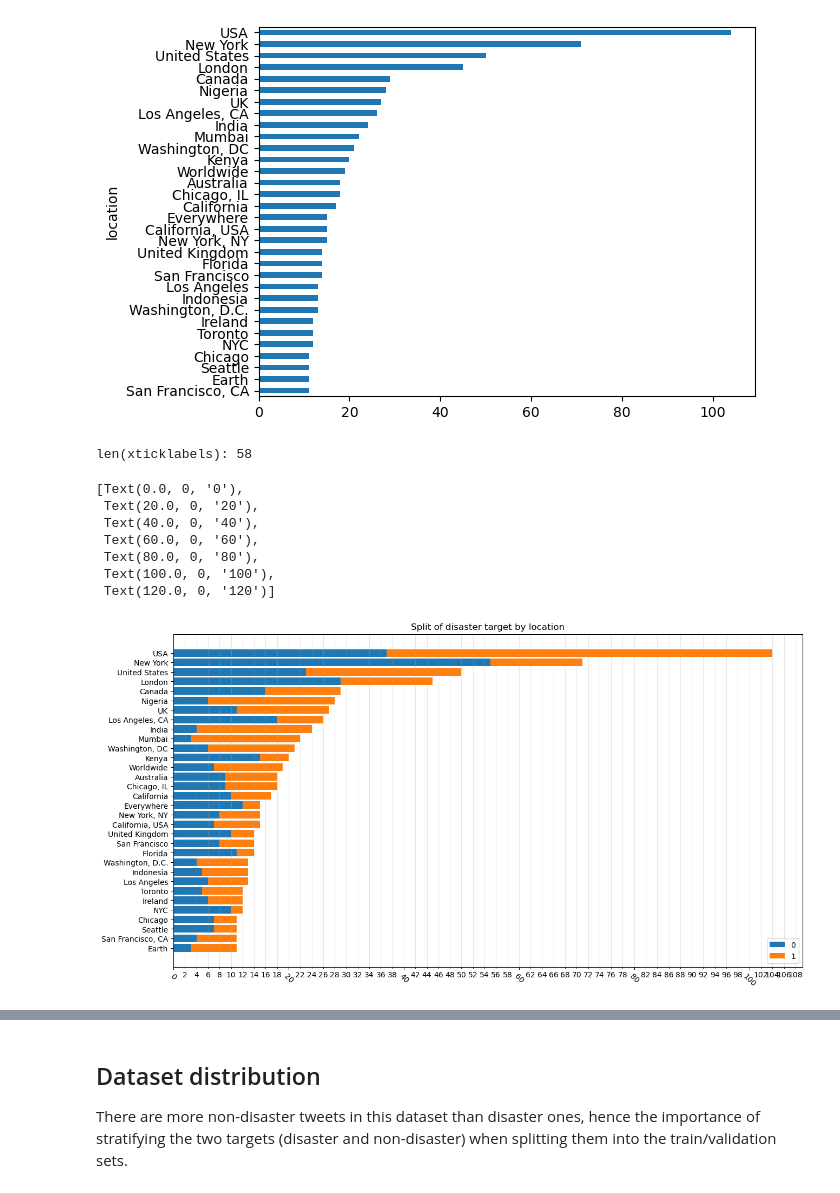
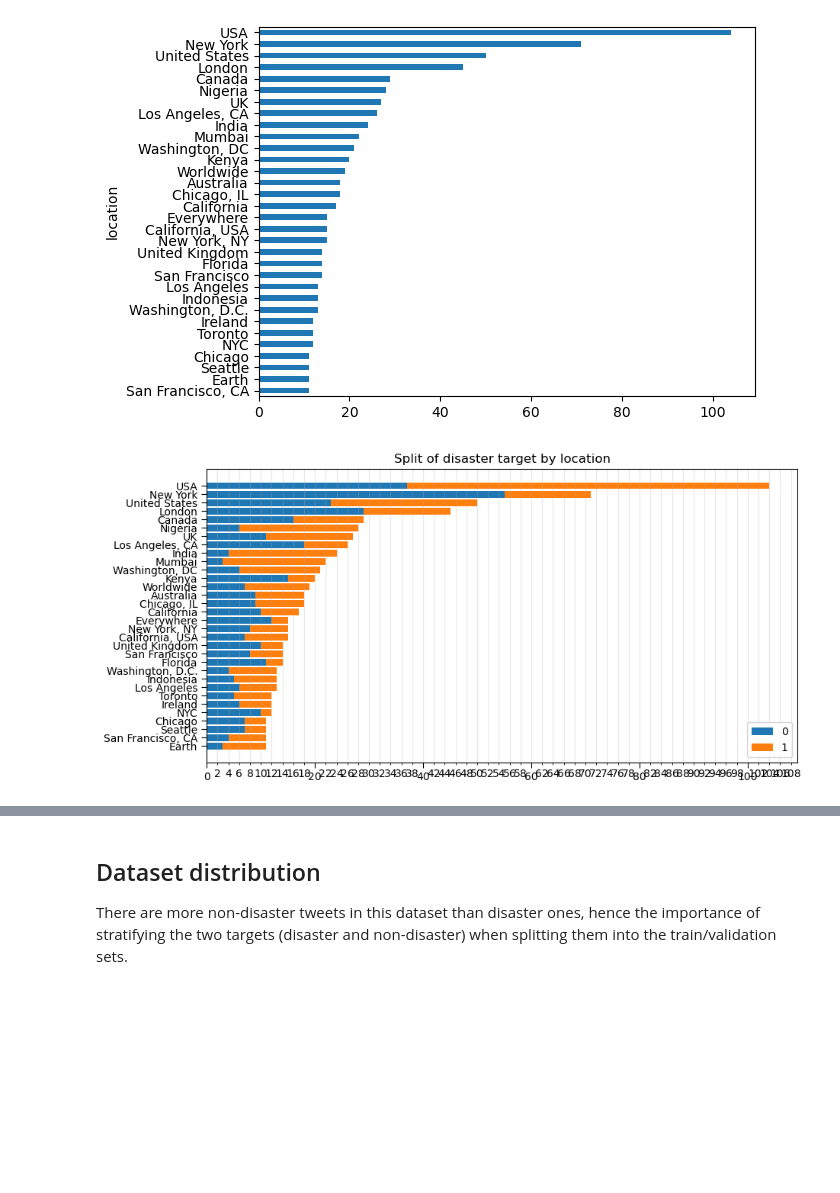
Before and after one commit to anthropikos/kaggle_kernels, a Jupyter notebook: lstm-tweets/lstm-tweets.ipynb, the cells around one changed output, grey strips where cells are left out. Drawn from its saved outputs; the diff is of its cells as text; code cells hidden in the pictures; blank space fills up the shorter version.

```diff
--- a/lstm-tweets/lstm-tweets.ipynb
+++ b/lstm-tweets/lstm-tweets.ipynb
@@ -482,42 +482,36 @@ filtered_data.loc[mask_greater_than_one].sort_values().plot(kind="barh")
 # %%
 from matplotlib import ticker
 
 ## Pivot table for location and target
 temp = df_train.pivot_table(values='id', columns='target', index='location', aggfunc='count', dropna=False, fill_value=0, margins=True)
 temp = temp.drop(labels="All", axis=0)
 temp = temp.sort_values(by="All", ascending=False)
 
 mask = temp.All > 10
 
 temp = temp.loc[mask, :].sort_values(by="All", ascending=True)
 
 temp_data = {
     0: temp.loc[:, 0].to_list(),
     1: temp.loc[:, 1].to_list(),
 }
 left = np.zeros(len(temp_data[0]))
 
-fig, ax = plt.subplots(figsize=(15, 8))
+fig, ax = plt.subplots(figsize=(10, 5))
 for label, data in temp_data.items():
     ax.barh(y=temp.index.to_list(), width=data, label=label, left=left)
     left += data
 
 ax.legend()
 ax.set_title("Split of disaster target by location")
 ax.grid(visible=True, which="both", axis="x", alpha=0.3)
 ax.get_xaxis().set_minor_locator(ticker.MultipleLocator(base=2))
 ax.get_xaxis().set_minor_formatter(ticker.ScalarFormatter())
+# ax.get_xaxis().set_tick_params(labelsize=5)
+# ax.set_xticklabels(fontsize=5)
 
-xticklabels = ax.get_xticklabels(which="both")
-print(f"len(xticklabels): {len(xticklabels)}")
-ax.set_xticklabels(labels=xticklabels, rotation=-45)
+# xticklabels = ax.get_xticklabels(which="both")
+# print(f"len(xticklabels): {len(xticklabels)}")
+# ax.set_xticklabels(labels=xticklabels, rotation=-45)
 # %% [output]
-len(xticklabels): 58
-[Text(0.0, 0, '0'),
- Text(20.0, 0, '20'),
- Text(40.0, 0, '40'),
- Text(60.0, 0, '60'),
- Text(80.0, 0, '80'),
- Text(100.0, 0, '100'),
- Text(120.0, 0, '120')]
-[figure, old version]
+[figure, new version]
```
Also changed, not shown: parts of 3 cells of this notebook.
